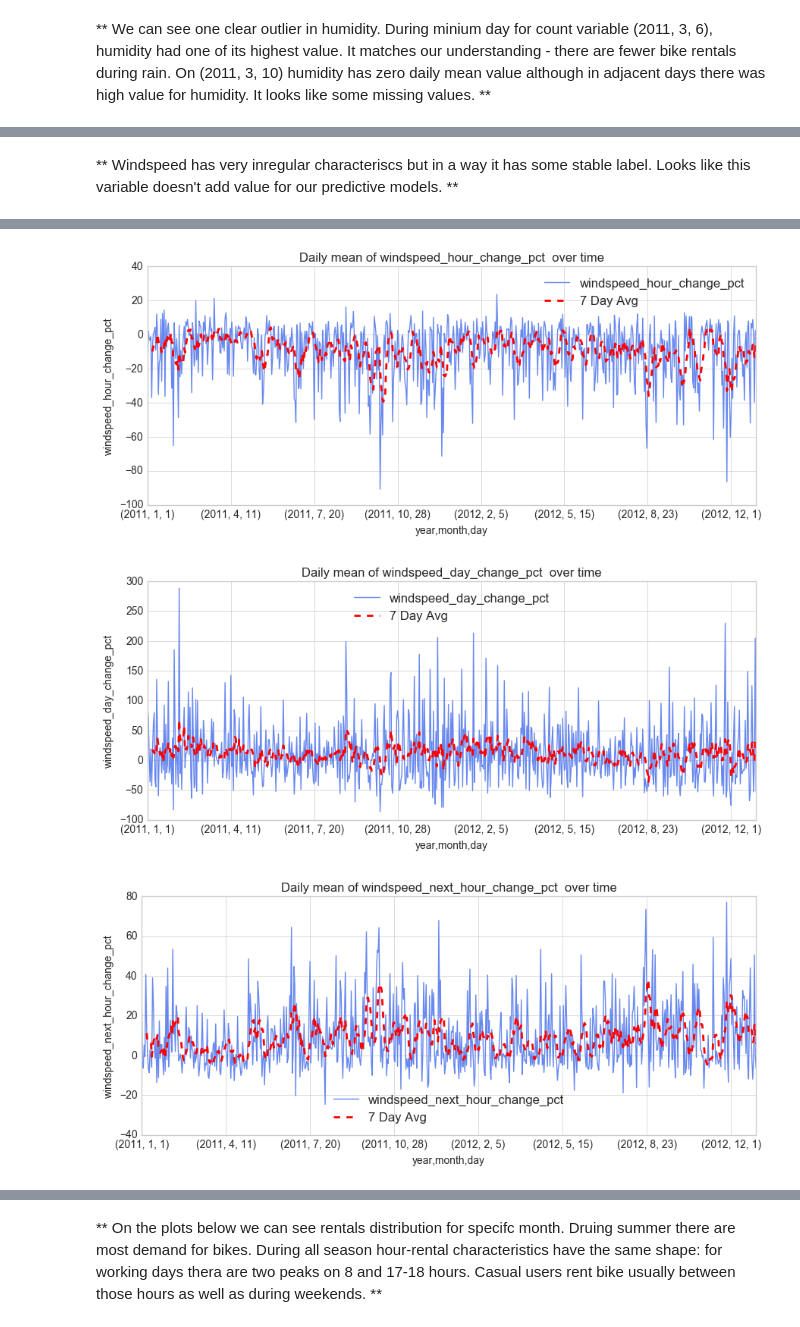
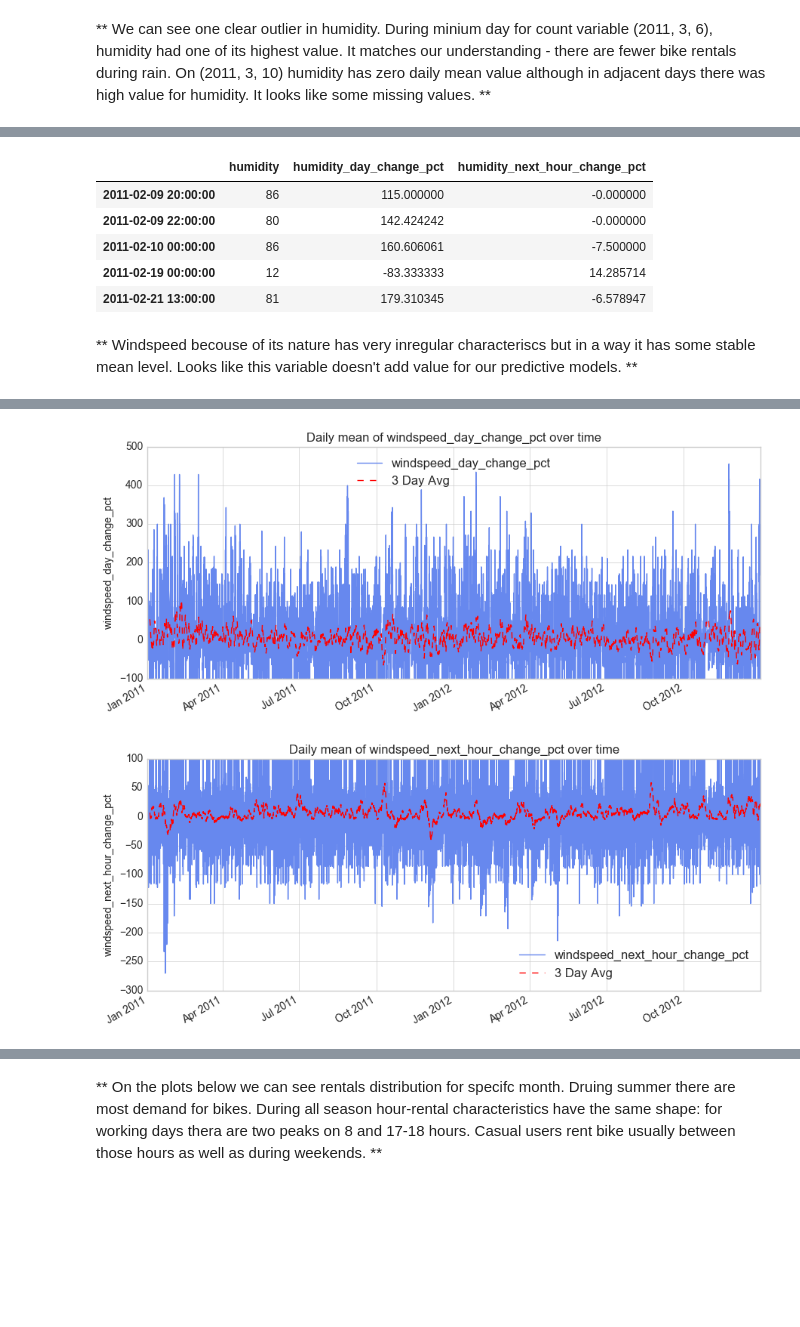
Before and after one commit to artursuchocki/kaggle_capital_bikesharing, a Jupyter notebook: Capital Bike - Project Exercise - Solutions.ipynb, the cells around one changed output, grey strips where cells are left out. Saved outputs shown, nothing was run; the diff lists cells and outputs as text; code cells hidden in the pictures; blank space fills up the shorter version.

```diff
--- a/Capital Bike - Project Exercise - Solutions.ipynb
+++ b/Capital Bike - Project Exercise - Solutions.ipynb
@@ -433,7 +495,4 @@ all_daily_mean.ix[outliers['temp']]
 # %%
-for col in ['atemp',
-            'atemp_hour_change_pct',
-            'atemp_day_change_pct',
-            'atemp_next_hour_change_pct']:
+for col in atemp_var_list:
     outliers[col] = plot_with_window(col)
 # %% [output]
@@ -486,7 +534,8 @@ dtype: object
+# %%
+humidity_var_list = ['humidity',
+            'humidity_day_change_pct',
+            'humidity_next_hour_change_pct']
 # %%
-for col in ['humidity',
-            'humidity_hour_change_pct',
-            'humidity_day_change_pct',
-            'humidity_next_hour_change_pct']:
+for col in humidity_var_list:
     outliers[col] = plot_with_window(col)
 # %% [output]
@@ -497,9 +545,18 @@ for col in ['humidity',
+# %%
+all_no_dummy.ix[unique_outliers(humidity_var_list)][humidity_var_list].head()
+# %% [output]
+|  | humidity | humidity_day_change_pct | humidity_next_hour_change_pct |
+| 2011-02-09 20:00:00 | 86 | 115.000000 | -0.000000 |
+| 2011-02-09 22:00:00 | 80 | 142.424242 | -0.000000 |
+| 2011-02-10 00:00:00 | 86 | 160.606061 | -7.500000 |
+| 2011-02-19 00:00:00 | 12 | -83.333333 | 14.285714 |
+| 2011-02-21 13:00:00 | 81 | 179.310345 | -6.578947 |
 # %% [markdown]
-** Windspeed has very inregular characteriscs but in a way it has some stable label. Looks like this variable doesn't add value for our predictive models. **
+** Windspeed becouse of its nature has very inregular characteriscs but in a way it has some stable mean level. Looks like this variable doesn't add value for our predictive models. **
+# %%
+windspeed_var_list = ['windspeed',            'windspeed_day_change_pct',
+            'windspeed_next_hour_change_pct']
 # %%
-for col in ['windspeed',
-            'windspeed_hour_change_pct',
-            'windspeed_day_change_pct',
-            'windspeed_next_hour_change_pct']:
+for col in windspeed_var_list:
     outliers[col] = plot_with_window(col)
 # %% [output]
@@ -507,3 +564,2 @@ for col in ['windspeed',
-[figure, old version]
+[figure, new version]
-[figure, old version]
+[figure, new version]
-[figure, removed]
```
Also changed, not shown: parts of 64 cells of this notebook, 2 other files.
